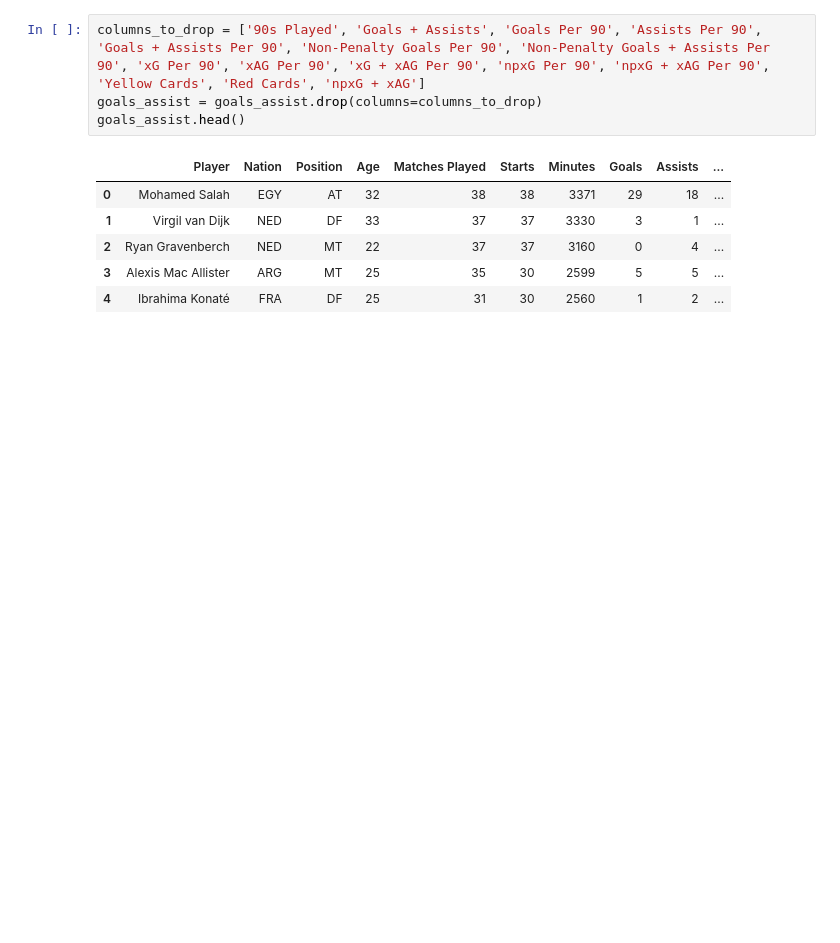
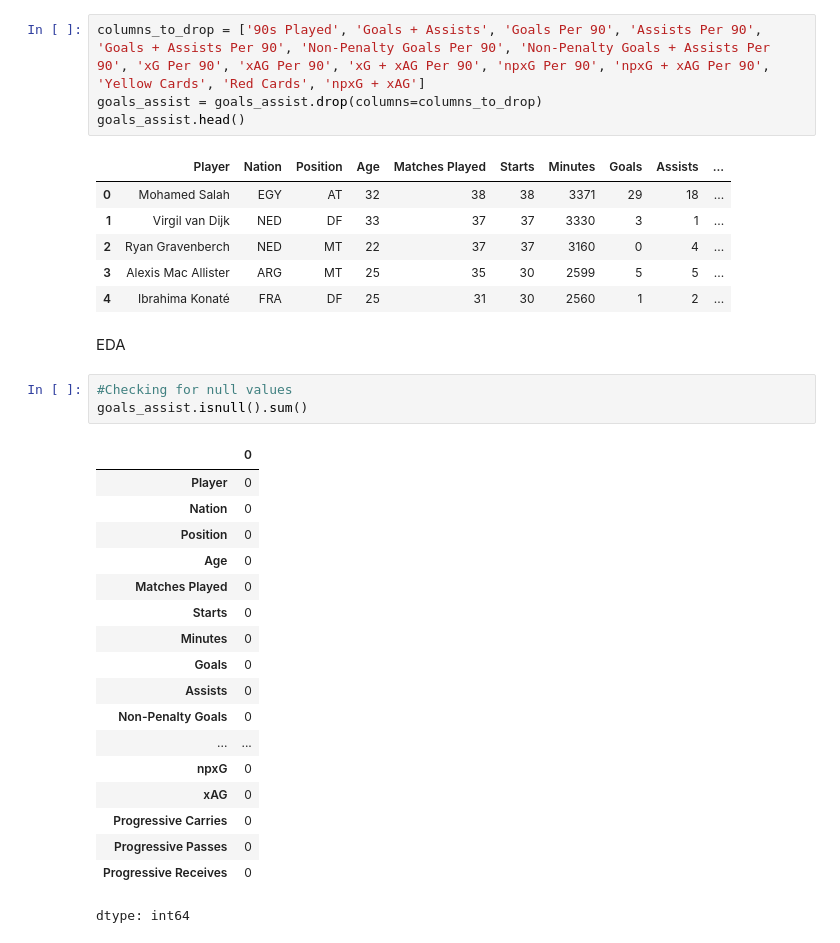
Before and after one commit to springboardmentor345a-create/Projects_2, a Jupyter notebook: EPL_Goal_&_Assist.ipynb, the cells around one changed output. Drawn from its saved outputs; the diff is of its cells as text; blank space fills up the shorter version.

```diff
--- a/EPL_Goal_&_Assist.ipynb
+++ b/EPL_Goal_&_Assist.ipynb
@@ -133,3 +133,27 @@ goals_assist.head()
 | 2 | Ryan Gravenberch | NED | MT | 22 | 37 | 37 | 3160 | 0 | 4 | ... |
 | 3 | Alexis Mac Allister | ARG | MT | 25 | 35 | 30 | 2599 | 5 | 5 | ... |
 | 4 | Ibrahima Konaté | FRA | DF | 25 | 31 | 30 | 2560 | 1 | 2 | ... |
+# %% [markdown]
+EDA
+# %%
+#Checking for null values
+goals_assist.isnull().sum()
+# %% [output]
+|  | 0 |
+| Player | 0 |
+| Nation | 0 |
+| Position | 0 |
+| Age | 0 |
+| Matches Played | 0 |
+| Starts | 0 |
+| Minutes | 0 |
+| Goals | 0 |
+| Assists | 0 |
+| Non-Penalty Goals | 0 |
+| ... | ... |
+| npxG | 0 |
+| xAG | 0 |
+| Progressive Carries | 0 |
+| Progressive Passes | 0 |
+| Progressive Receives | 0 |
+dtype: int64
```
Also changed, not shown: parts of 6 cells of this notebook.
